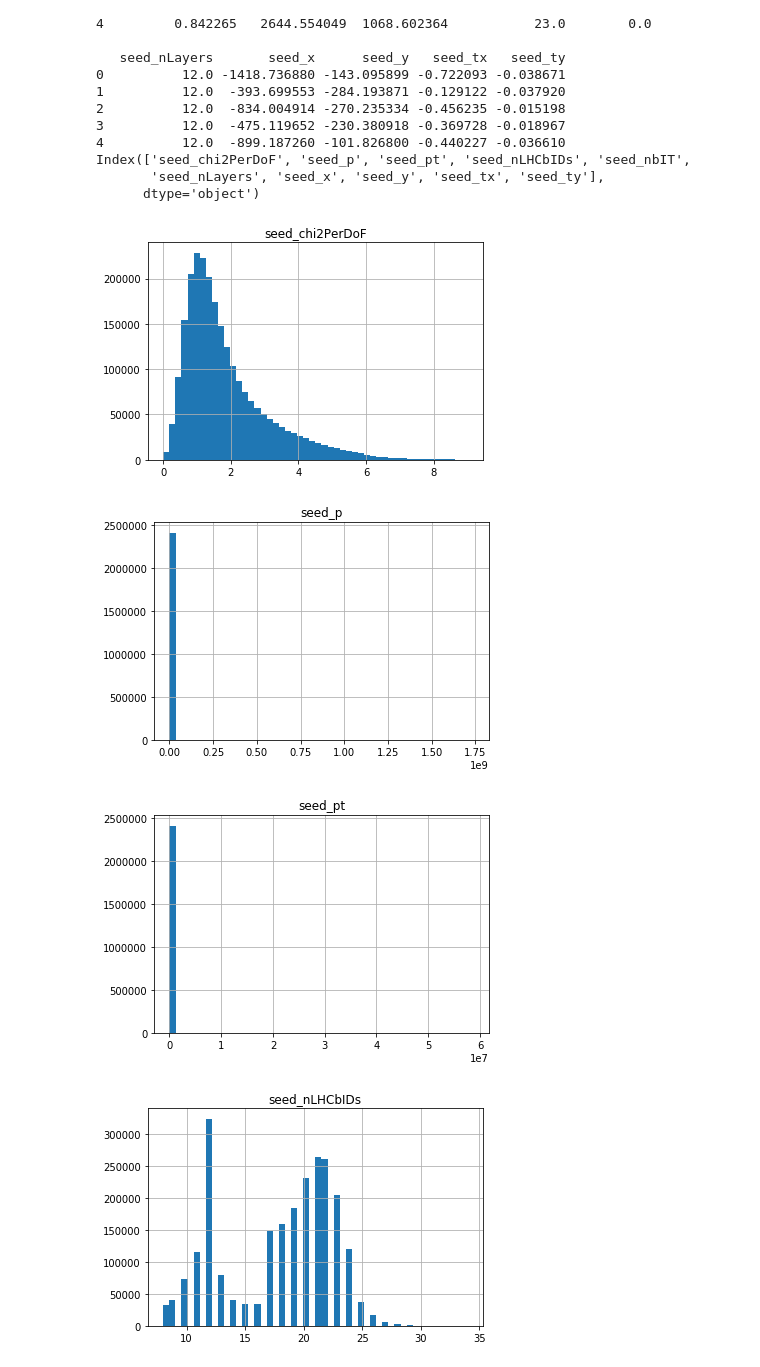
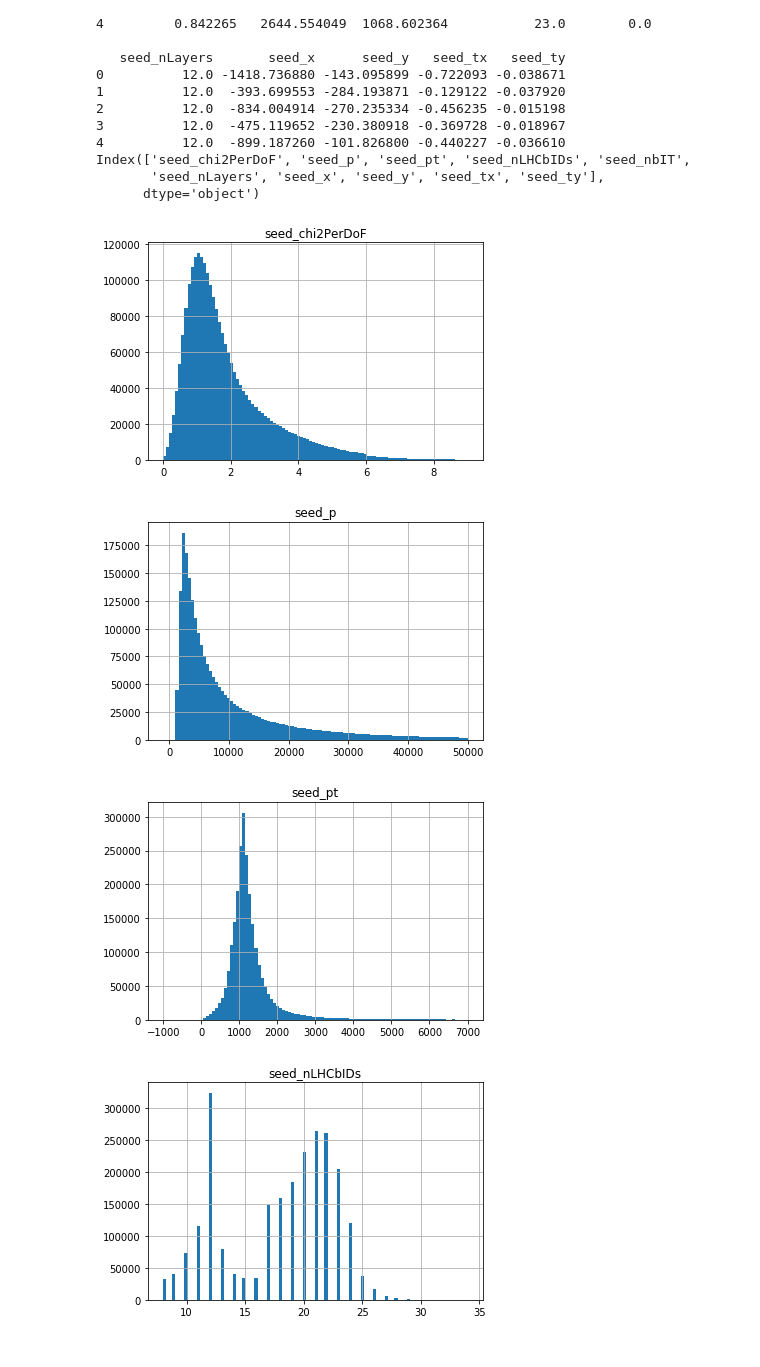
Before and after one commit to Barnabasz/PITE-PyTorch, a Jupyter notebook: analiza.ipynb, the cells around one changed output. Cells and saved outputs as stored; diff of their text form; code cells hidden in the pictures.

Commit message:
poprawa seed_p i seed_pt

```diff
--- a/analiza.ipynb
+++ b/analiza.ipynb
@@ -62,10 +62,18 @@ Index(['seed_chi2PerDoF', 'seed_p', 'seed_pt', 'seed_nLHCbIDs', 'seed_nbIT',
 # %%
 import matplotlib.pyplot as plt
 %matplotlib inline
 for col in features.columns:
-    features.hist(column=col, bins=50)
+    #print(max(features[col]))
+    #print(sum(features[col])/len(features[col]))
+    #print()
+    if col=='seed_p':
+        features.hist(column=col, bins=100, range=[-1000, 50000])
+    elif col=='seed_pt':
+        features.hist(column=col, bins=100, range=[-1000, 7000])
+    else:
+        features.hist(column=col, bins=100)
 # %% [output]
-[figure, old version]
+[figure, new version]
-[figure, old version]
+[figure, new version]
-[figure, old version]
+[figure, new version]
-[figure, old version]
+[figure, new version]
```
Also changed, not shown: parts of 1 cell of this notebook.
